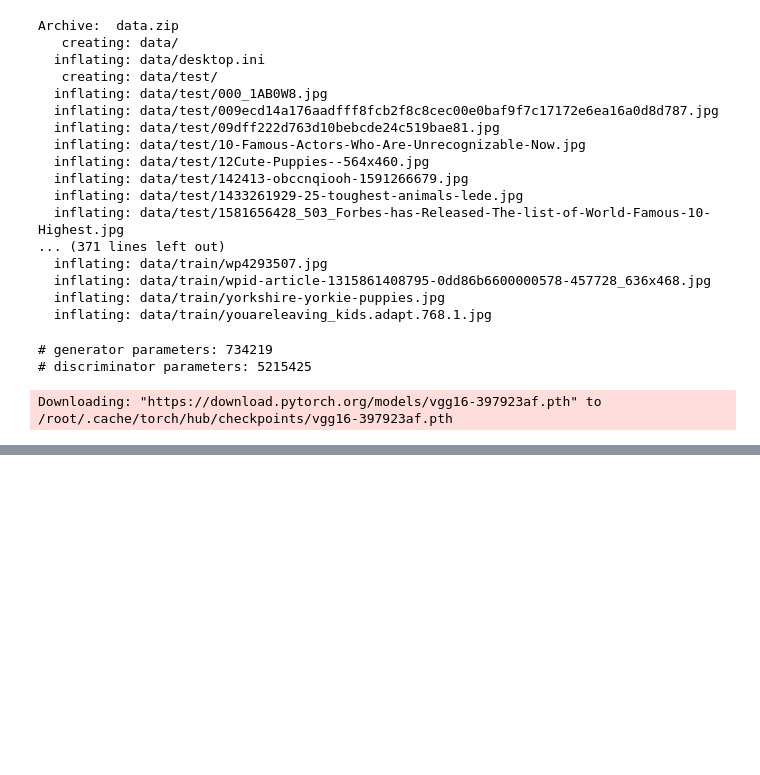
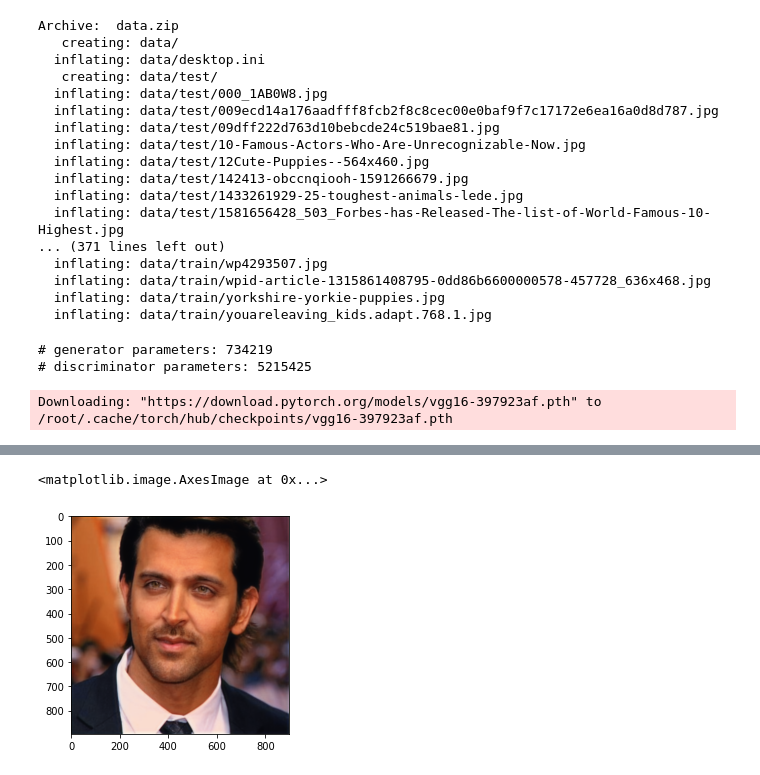
Before and after one commit to EVA4-RS-Group/Phase2, a Jupyter notebook: S8/SR_GAN/SR_GAN.ipynb, the cells around one changed output, grey strips where cells are left out. Drawn from its saved outputs; the diff is of its cells as text; code cells hidden in the pictures; blank space fills up the shorter version.

```diff
--- a/S8/SR_GAN/SR_GAN.ipynb
+++ b/S8/SR_GAN/SR_GAN.ipynb
@@ -229,0 +314,3 @@ for epoch in range(1, NUM_EPOCHS + 1):
+# %%
+import onnxruntime
+ort_session = onnxruntime.InferenceSession("SRGAN.onnx")
@@ -229,0 +340,8 @@ for epoch in range(1, NUM_EPOCHS + 1):
+# %%
+rand_inp = image
+ort_inputs = {ort_session.get_inputs()[0].name: rand_inp.detach().numpy()}
+ort_outs = ort_session.run(None,ort_inputs)
+imshow(np.transpose(ort_outs[0][0,:,:,:], [1,2,0]))
+# %% [output]
+<matplotlib.image.AxesImage at 0x...>
+[figure, added]
```
Also changed, not shown: parts of 11 cells of this notebook.
